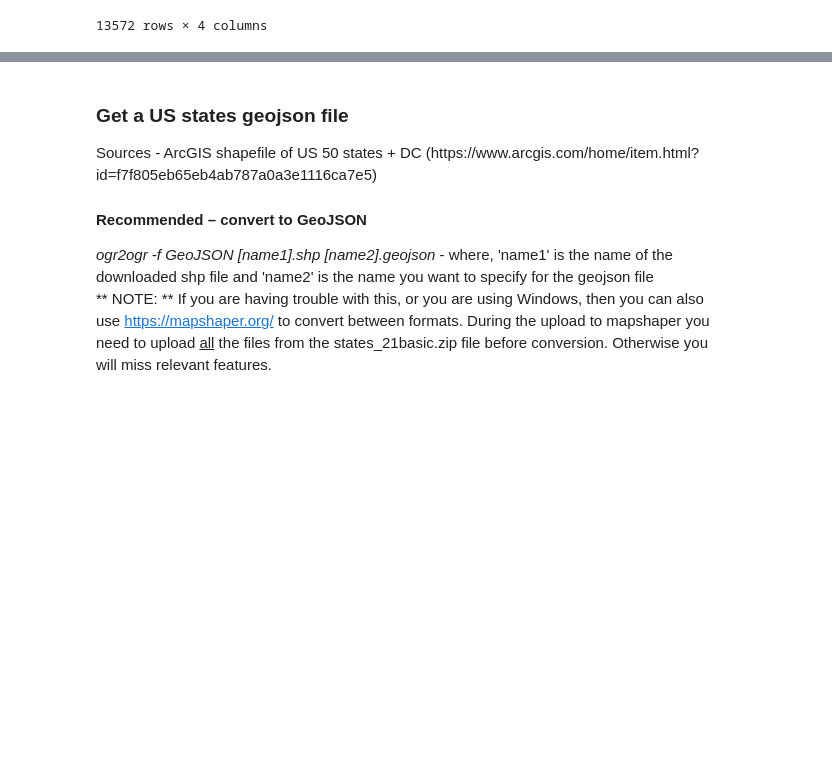
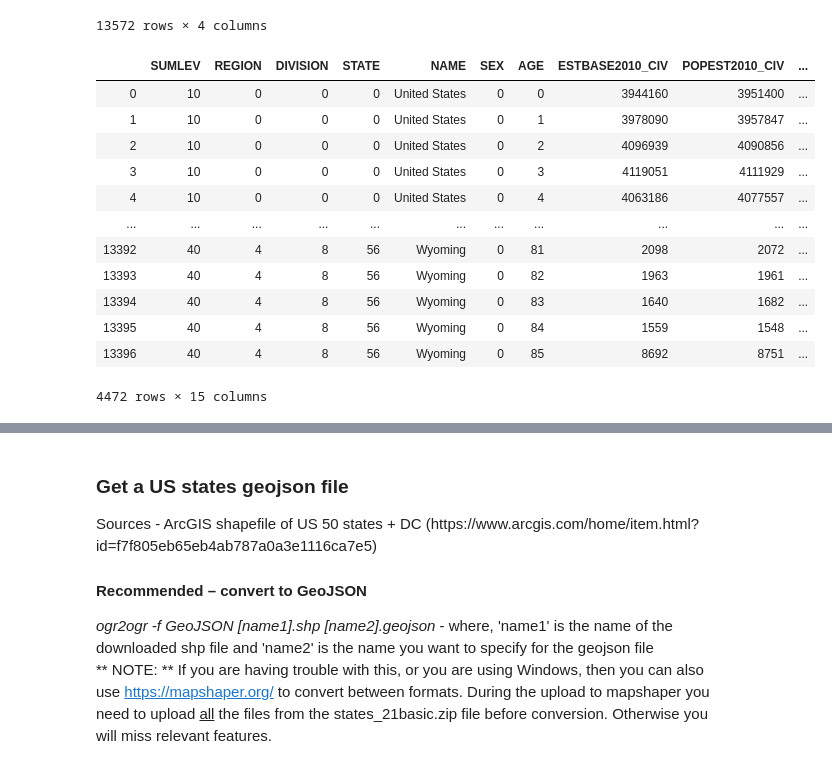
Before and after one commit to judgmnt/Data-science-group-19, a Jupyter notebook: assignment1/week2_more_pandas_and_drawing_maps.ipynb, the cells around one changed output, grey strips where cells are left out. Saved outputs shown, nothing was run; the diff lists cells and outputs as text; code cells hidden in the pictures; blank space fills up the shorter version.

```diff
--- a/assignment1/week2_more_pandas_and_drawing_maps.ipynb
+++ b/assignment1/week2_more_pandas_and_drawing_maps.ipynb
@@ -88,7 +88,22 @@ population_data[['NAME','SEX','AGE','POPEST2016_CIV']]
 # %%
 # Filters out data for all sexes and all age group and store in a new dataframe 'population_data_all'
 population_data_all = population_data[population_data['SEX']==0]
 population_data_all = population_data_all[population_data_all['AGE']!=999]
+population_data_all
+# %% [output]
+|  | SUMLEV | REGION | DIVISION | STATE | NAME | SEX | AGE | ESTBASE2010_CIV | POPEST2010_CIV | ... |
+| 0 | 10 | 0 | 0 | 0 | United States | 0 | 0 | 3944160 | 3951400 | ... |
+| 1 | 10 | 0 | 0 | 0 | United States | 0 | 1 | 3978090 | 3957847 | ... |
+| 2 | 10 | 0 | 0 | 0 | United States | 0 | 2 | 4096939 | 4090856 | ... |
+| 3 | 10 | 0 | 0 | 0 | United States | 0 | 3 | 4119051 | 4111929 | ... |
+| 4 | 10 | 0 | 0 | 0 | United States | 0 | 4 | 4063186 | 4077557 | ... |
+| ... | ... | ... | ... | ... | ... | ... | ... | ... | ... | ... |
+| 13392 | 40 | 4 | 8 | 56 | Wyoming | 0 | 81 | 2098 | 2072 | ... |
+| 13393 | 40 | 4 | 8 | 56 | Wyoming | 0 | 82 | 1963 | 1961 | ... |
+| 13394 | 40 | 4 | 8 | 56 | Wyoming | 0 | 83 | 1640 | 1682 | ... |
+| 13395 | 40 | 4 | 8 | 56 | Wyoming | 0 | 84 | 1559 | 1548 | ... |
+| 13396 | 40 | 4 | 8 | 56 | Wyoming | 0 | 85 | 8692 | 8751 | ... |
+4472 rows × 15 columns
 # %%
 # Sum the population of each state for each year on the dataset 'population_data_all'
 population_sums = population_data_all.groupby(by=['NAME'], as_index=False)[['POPEST2010_CIV','POPEST2011_CIV','POPEST2012_CIV',
```
Also changed, not shown: parts of 1 cell of this notebook, 2 other files.
